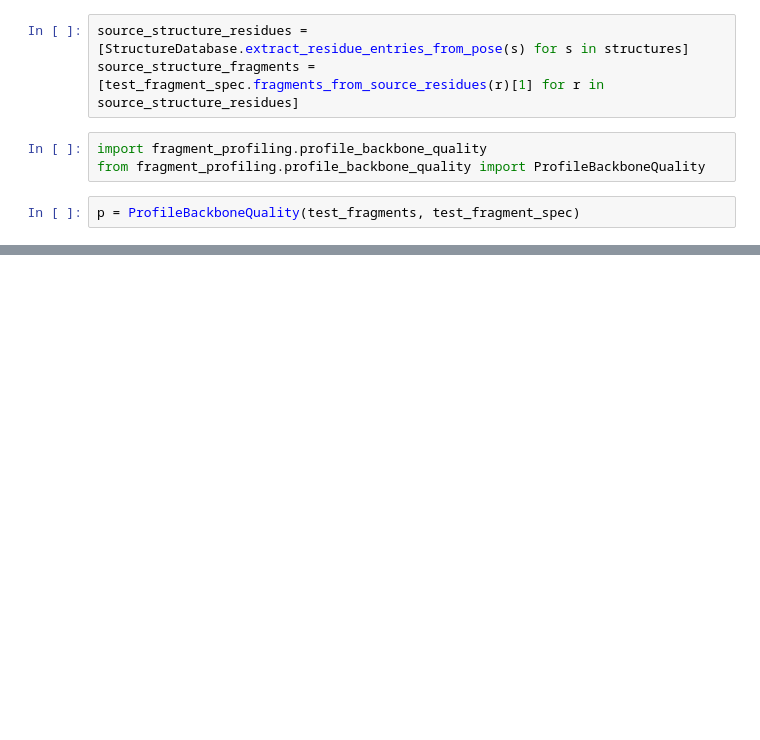
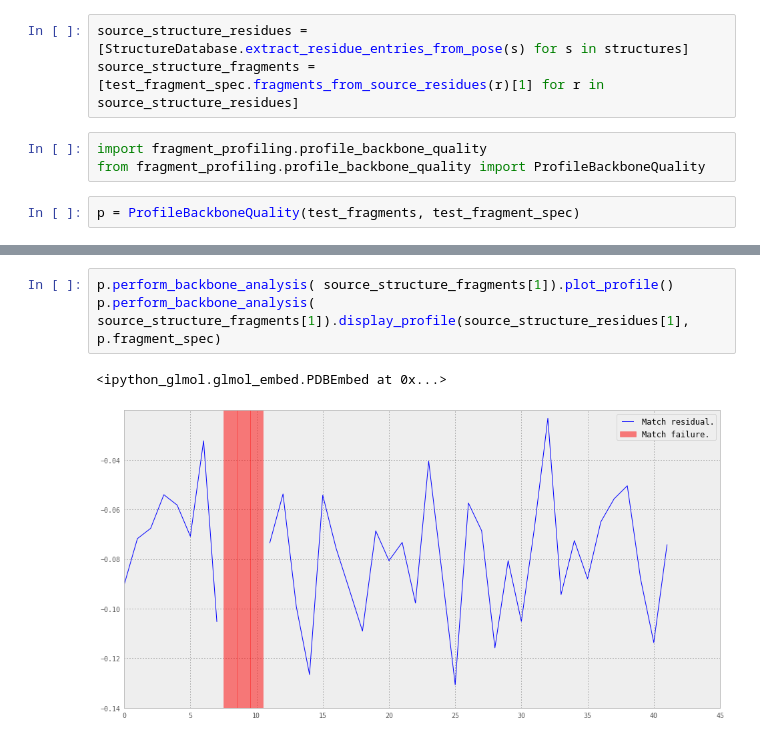
Before and after one commit to asford/fragment_profiling, a Jupyter notebook: examples/backbone_profiling_demo.ipynb, the cells around one changed output, grey strips where cells are left out. Cells and saved outputs as stored; diff of their text form; blank space fills up the shorter version.

```diff
--- a/examples/backbone_profiling_demo.ipynb
+++ b/examples/backbone_profiling_demo.ipynb
@@ -62,0 +34,6 @@ r.display_profile(source_structure_residues[10], p.fragment_spec)
+# %%
+p.perform_backbone_analysis( source_structure_fragments[1]).plot_profile()
+p.perform_backbone_analysis( source_structure_fragments[1]).display_profile(source_structure_residues[1], p.fragment_spec)
+# %% [output]
+<ipython_glmol.glmol_embed.PDBEmbed at 0x...>
+[figure, added]
```
Also changed, not shown: parts of 6 cells of this notebook, 3 other files.
